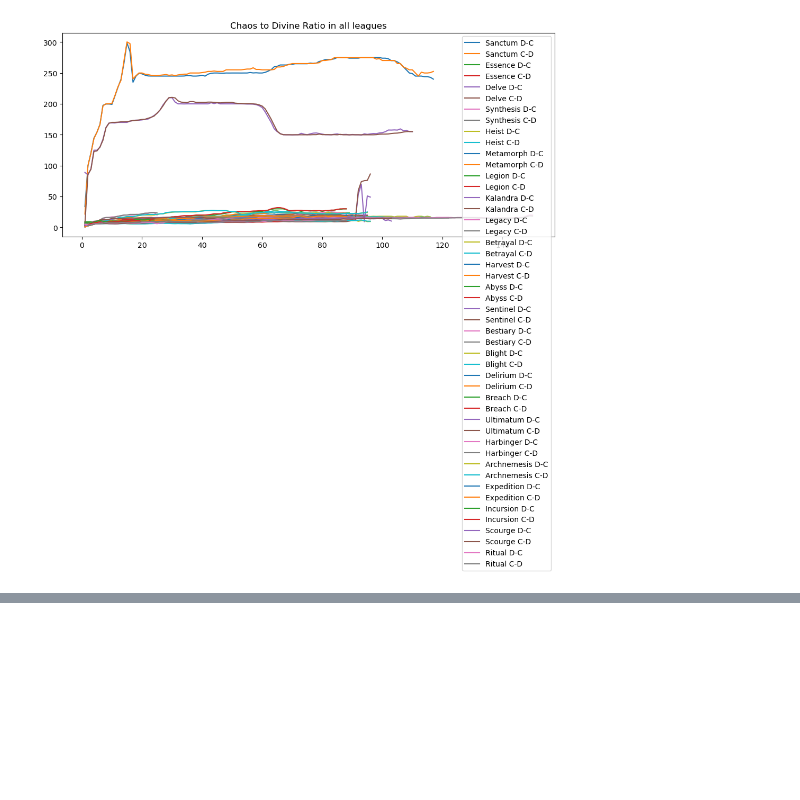
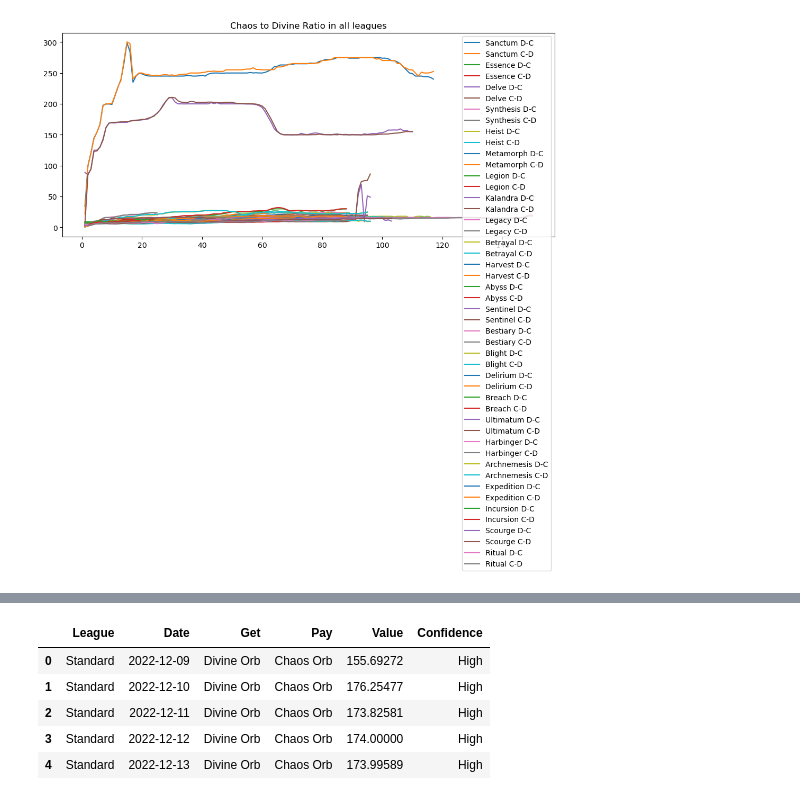
Before and after one commit to EKYS12/PoE_Currency_Market_Analysis, a Jupyter notebook: notebooks/eda.ipynb, the cells around one changed output, grey strips where cells are left out. Cells and saved outputs as stored; diff of their text form; code cells hidden in the pictures; blank space fills up the shorter version.

```diff
--- a/notebooks/eda.ipynb
+++ b/notebooks/eda.ipynb
@@ -209,0 +267,11 @@ ValueError: Columns must be same length as key
+# %%
+df = league_df(currency='divine')
+
+df.head()
+# %% [output]
+|  | League | Date | Get | Pay | Value | Confidence |
+| 0 | Standard | 2022-12-09 | Divine Orb | Chaos Orb | 155.69272 | High |
+| 1 | Standard | 2022-12-10 | Divine Orb | Chaos Orb | 176.25477 | High |
+| 2 | Standard | 2022-12-11 | Divine Orb | Chaos Orb | 173.82581 | High |
+| 3 | Standard | 2022-12-12 | Divine Orb | Chaos Orb | 174.00000 | High |
+| 4 | Standard | 2022-12-13 | Divine Orb | Chaos Orb | 173.99589 | High |
```
Also changed, not shown: parts of 11 cells of this notebook, 2 other files.
